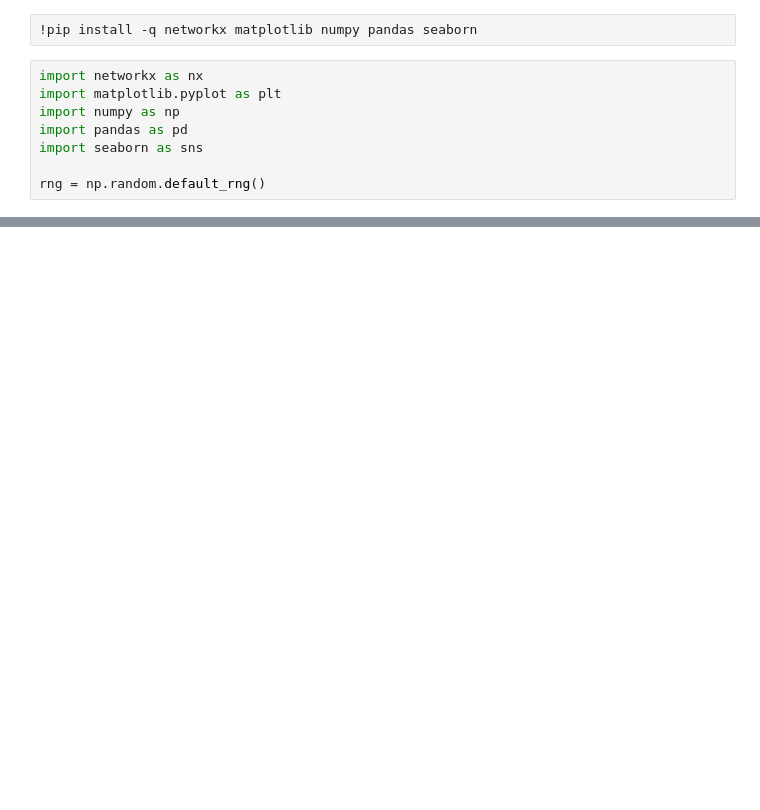
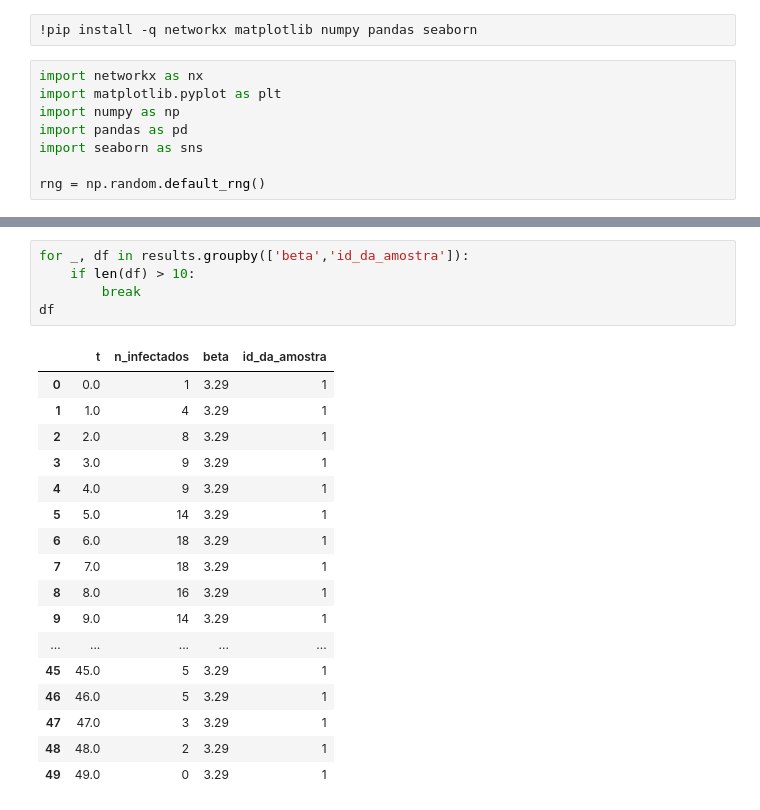
Before and after one commit to AtilioFPedroni/Pc__Gillespie, a Jupyter notebook: PC_temporal.ipynb, the cells around one changed output, grey strips where cells are left out. Saved outputs shown, nothing was run; the diff lists cells and outputs as text; blank space fills up the shorter version.

```diff
--- a/PC_temporal.ipynb
+++ b/PC_temporal.ipynb
@@ -128,0 +136,23 @@ sns.relplot(data=results, x='t', y='n_infectados', hue='beta', kind='line')
+# %%
+for _, df in results.groupby(['beta','id_da_amostra']):
+    if len(df) > 10:
+        break
+df
+# %% [output]
+|  | t | n_infectados | beta | id_da_amostra |
+| 0 | 0.0 | 1 | 3.29 | 1 |
+| 1 | 1.0 | 4 | 3.29 | 1 |
+| 2 | 2.0 | 8 | 3.29 | 1 |
+| 3 | 3.0 | 9 | 3.29 | 1 |
+| 4 | 4.0 | 9 | 3.29 | 1 |
+| 5 | 5.0 | 14 | 3.29 | 1 |
+| 6 | 6.0 | 18 | 3.29 | 1 |
+| 7 | 7.0 | 18 | 3.29 | 1 |
+| 8 | 8.0 | 16 | 3.29 | 1 |
+| 9 | 9.0 | 14 | 3.29 | 1 |
+| ... | ... | ... | ... | ... |
+| 45 | 45.0 | 5 | 3.29 | 1 |
+| 46 | 46.0 | 5 | 3.29 | 1 |
+| 47 | 47.0 | 3 | 3.29 | 1 |
+| 48 | 48.0 | 2 | 3.29 | 1 |
+| 49 | 49.0 | 0 | 3.29 | 1 |
```
Also changed, not shown: parts of 4 cells of this notebook.
